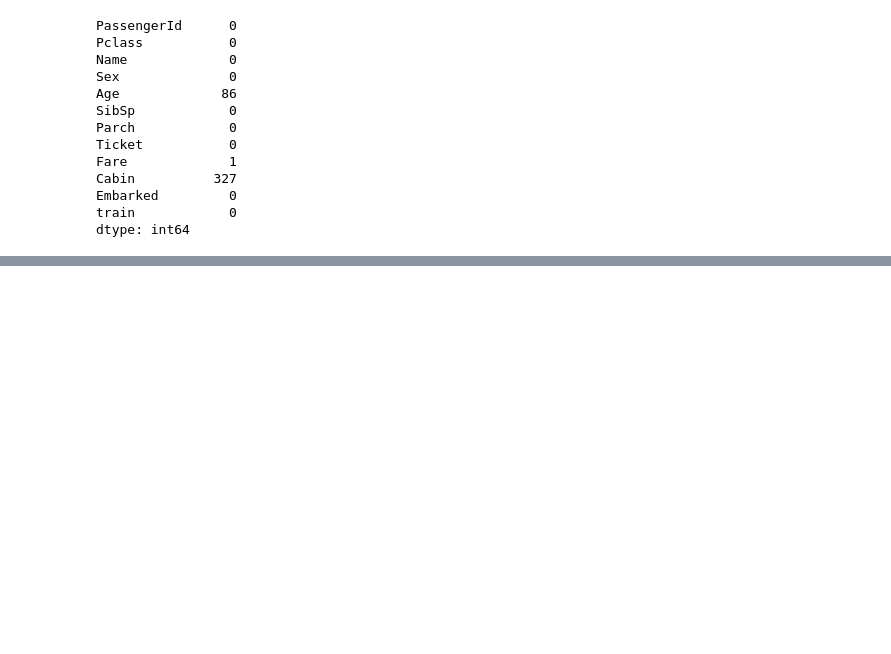
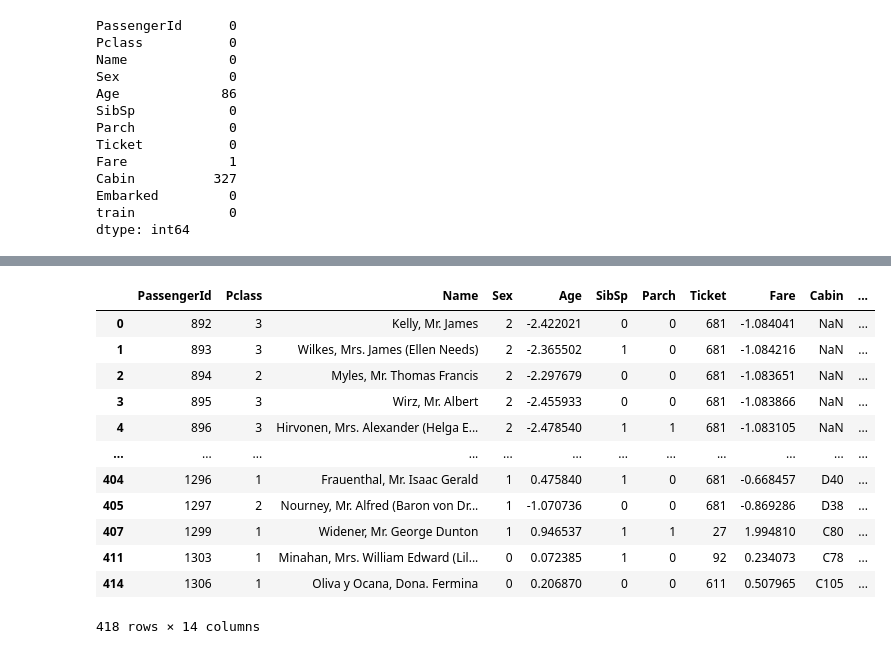
Before and after one commit to berkasin01/kaggle_competitions, a Jupyter notebook: titanic_surviver/titanic_resub_v003.ipynb, the cells around one changed output, grey strips where cells are left out. Saved outputs shown, nothing was run; the diff lists cells and outputs as text; code cells hidden in the pictures; blank space fills up the shorter version.

```diff
--- a/titanic_surviver/titanic_resub_v003.ipynb
+++ b/titanic_surviver/titanic_resub_v003.ipynb
@@ -307,3 +327,5 @@ for col in features:
         test_df_no_cabin[col] = encoders[col].transform(test_df_no_cabin[col])
     elif col in scalers:
         test_df_no_cabin[col] = scalers[col].transform(test_df_no_cabin[[col]])
+# %%
+test_na_predictions = best_model.predict(test_df_no_cabin[features])
@@ -309,0 +363,32 @@ for col in features:
+# %%
+test_df_no_cabin["Cabin_Deck"] = test_na_predictions
+# %%
+for col in features:
+    if col in encoders:
+        known_labels = set(encoders[col].classes_)
+        test_df_cabin[col] = test_df_cabin[col].astype(str).apply(
+            lambda x: x if x in known_labels else "unknown"
+        )
+        if "unknown" not in encoders[col].classes_:
+            encoders[col].classes_ = np.append(encoders[col].classes_, "unknown")
+        test_df_cabin[col] = encoders[col].transform(test_df_cabin[col])
+    elif col in scalers:
+        test_df_cabin[col] = scalers[col].transform(test_df_cabin[[col]])
+# %%
+full_test_df = pd.concat([test_df_no_cabin,test_df_cabin],axis=0)
+# %%
+full_test_df
+# %% [output]
+|  | PassengerId | Pclass | Name | Sex | Age | SibSp | Parch | Ticket | Fare | Cabin | ... |
+| 0 | 892 | 3 | Kelly, Mr. James | 2 | -2.422021 | 0 | 0 | 681 | -1.084041 | NaN | ... |
+| 1 | 893 | 3 | Wilkes, Mrs. James (Ellen Needs) | 2 | -2.365502 | 1 | 0 | 681 | -1.084216 | NaN | ... |
+| 2 | 894 | 2 | Myles, Mr. Thomas Francis | 2 | -2.297679 | 0 | 0 | 681 | -1.083651 | NaN | ... |
+| 3 | 895 | 3 | Wirz, Mr. Albert | 2 | -2.455933 | 0 | 0 | 681 | -1.083866 | NaN | ... |
+| 4 | 896 | 3 | Hirvonen, Mrs. Alexander (Helga E... | 2 | -2.478540 | 1 | 1 | 681 | -1.083105 | NaN | ... |
+| ... | ... | ... | ... | ... | ... | ... | ... | ... | ... | ... | ... |
+| 404 | 1296 | 1 | Frauenthal, Mr. Isaac Gerald | 1 | 0.475840 | 1 | 0 | 681 | -0.668457 | D40 | ... |
+| 405 | 1297 | 2 | Nourney, Mr. Alfred (Baron von Dr... | 1 | -1.070736 | 0 | 0 | 681 | -0.869286 | D38 | ... |
+| 407 | 1299 | 1 | Widener, Mr. George Dunton | 1 | 0.946537 | 1 | 1 | 27 | 1.994810 | C80 | ... |
+| 411 | 1303 | 1 | Minahan, Mrs. William Edward (Lil... | 0 | 0.072385 | 1 | 0 | 92 | 0.234073 | C78 | ... |
+| 414 | 1306 | 1 | Oliva y Ocana, Dona. Fermina | 0 | 0.206870 | 0 | 0 | 611 | 0.507965 | C105 | ... |
+418 rows × 14 columns
```
Also changed, not shown: parts of 10 cells of this notebook.
